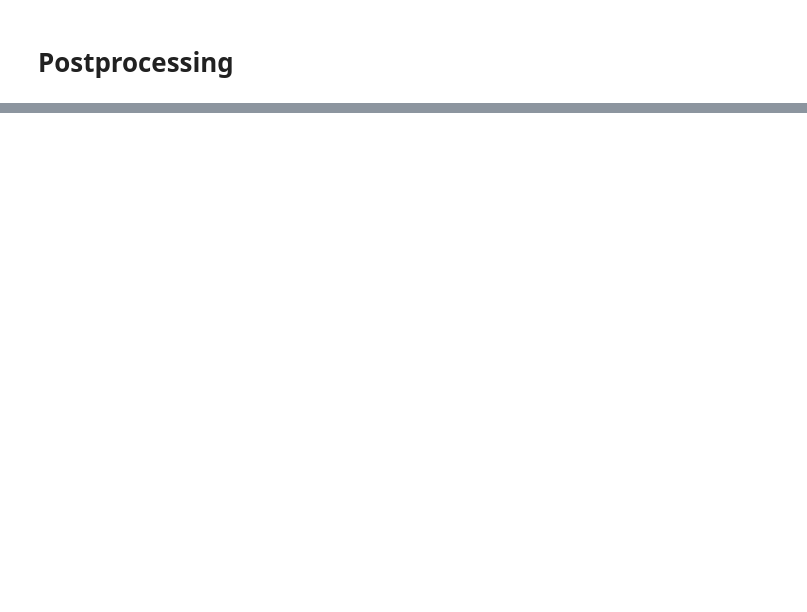
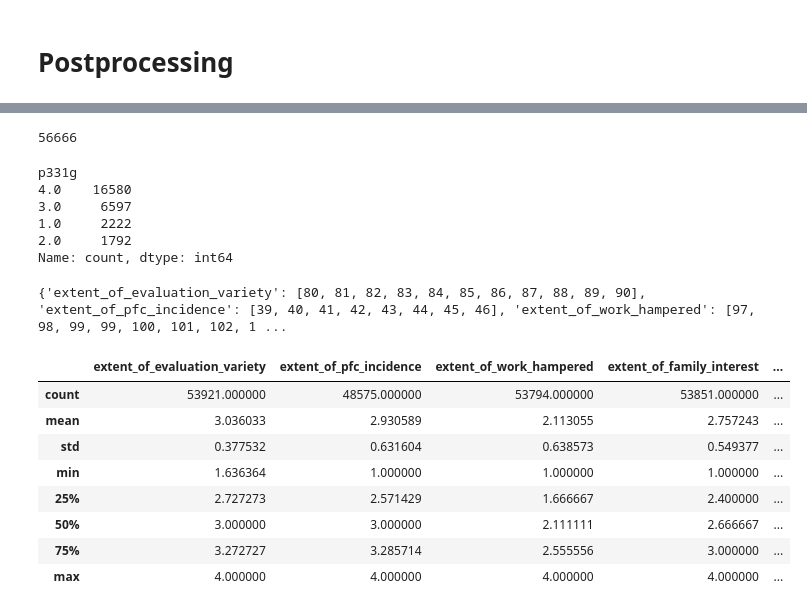
Before and after one commit to aequitas-aod/experiment-ull-dataset-preprocessing, a Jupyter notebook: src/pre_processing/notebooks/teacher_questionnaire.ipynb, the cells around one changed output, grey strips where cells are left out. Saved outputs shown, nothing was run; the diff lists cells and outputs as text; code cells hidden in the pictures; blank space fills up the shorter version.

Commit message:
fix: fix index selection when aggregating + normalisation of bad columns

```diff
--- a/src/pre_processing/notebooks/teacher_questionnaire.ipynb
+++ b/src/pre_processing/notebooks/teacher_questionnaire.ipynb
@@ -1298,0 +1214,9 @@ Index(['id_student', 'gender', 'age', 'number_of_years_as_teacher',
+# %%
+def normalize_bad_column(m, r_min, r_max, t_min, t_max):
+    if m not in range(1, 5):
+        num = m - r_min
+        den = r_max - r_min
+        res = num/den * (t_max - t_min) + t_min
+        return res
+    else:
+        return m
@@ -1298,0 +1251,34 @@ Index(['id_student', 'gender', 'age', 'number_of_years_as_teacher',
+# %%
+df["p331g"] = df["p331g"].apply(lambda x: normalize_bad_column(x, r_min=1, r_max=5, t_min=1, t_max=4))
+# %%
+df["p331g"].isna().sum()
+# %% [output]
+56666
+# %%
+df["p331g"].value_counts()
+# %% [output]
+p331g
+4.0    16580
+3.0     6597
+1.0     2222
+2.0     1792
+Name: count, dtype: int64
+# %%
+new_features = aggregate_features(df, agg_mean, aggregation_func=custom_mean)
+# %% [output]
+{'extent_of_evaluation_variety': [80, 81, 82, 83, 84, 85, 86, 87, 88, 89, 90], 'extent_of_pfc_incidence': [39, 40, 41, 42, 43, 44, 45, 46], 'extent_of_work_hampered': [97, 98, 99, 99, 100, 101, 102, 1 ...
+# %%
+new_features_df = pd.concat([new_features[k] for k in new_features.keys()], axis=1)
+new_features_df.columns = new_features.keys()
+# %%
+new_features_df.describe()
+# %% [output]
+|  | extent_of_evaluation_variety | extent_of_pfc_incidence | extent_of_work_hampered | extent_of_family_interest | ... |
+| count | 53921.000000 | 48575.000000 | 53794.000000 | 53851.000000 | ... |
+| mean | 3.036033 | 2.930589 | 2.113055 | 2.757243 | ... |
+| std | 0.377532 | 0.631604 | 0.638573 | 0.549377 | ... |
+| min | 1.636364 | 1.000000 | 1.000000 | 1.000000 | ... |
+| 25% | 2.727273 | 2.571429 | 1.666667 | 2.400000 | ... |
+| 50% | 3.000000 | 3.000000 | 2.111111 | 2.666667 | ... |
+| 75% | 3.272727 | 3.285714 | 2.555556 | 3.000000 | ... |
+| max | 4.000000 | 4.000000 | 4.000000 | 4.000000 | ... |
```
Also changed, not shown: parts of 16 cells of this notebook, 3 other files.
